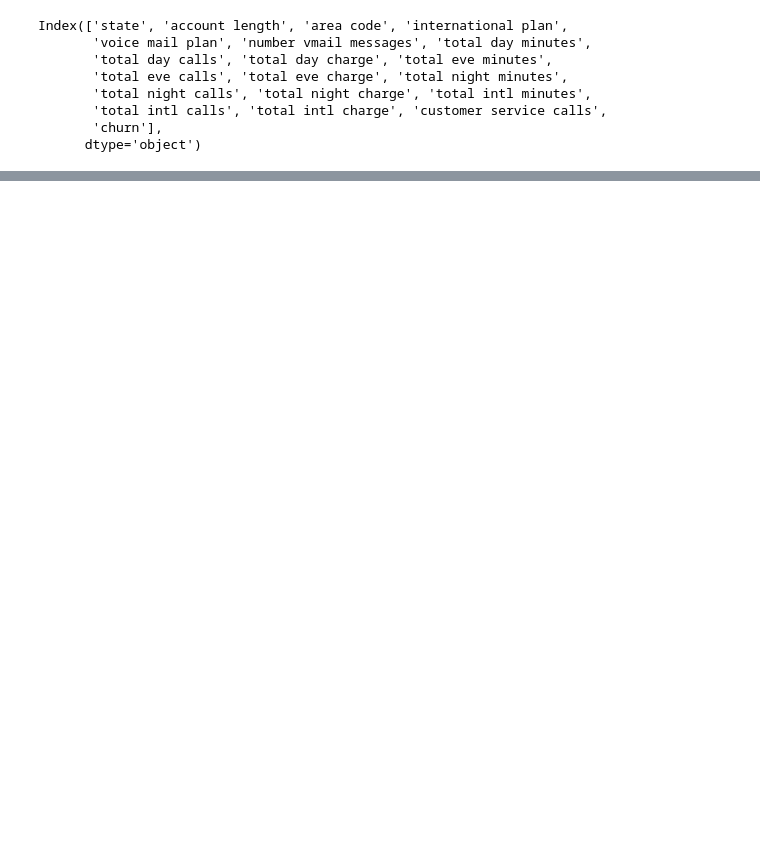
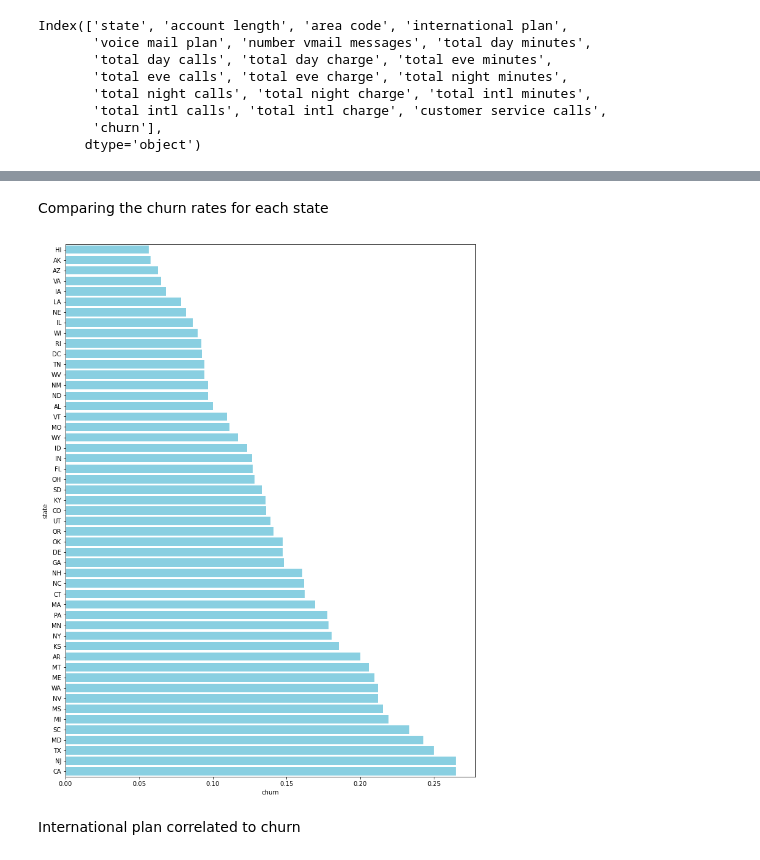
Before and after one commit to Ingavi39/Phase-3-project-, a Jupyter notebook: Phase 3 project.ipynb, the cells around one changed output, grey strips where cells are left out. Cells and saved outputs as stored; diff of their text form; code cells hidden in the pictures; blank space fills up the shorter version.

```diff
--- a/Phase 3 project.ipynb
+++ b/Phase 3 project.ipynb
@@ -206,0 +237,11 @@ TypeError: numpy boolean subtract, the `-` operator, is not supported, use the b
+# %% [markdown]
+Comparing the churn rates for each state
+# %%
+states = df.groupby('state').churn.agg(np.mean)
+states.sort_values(ascending=True, inplace=True)
+fig,ax = plt.subplots(figsize=(12,16))
+sns.barplot(x=states,y=states.index,ax=ax,color='#7ad7f0');
+# %% [output]
+[figure, added]
+# %% [markdown]
+International plan correlated to churn
```
Also changed, not shown: parts of 38 cells of this notebook.
